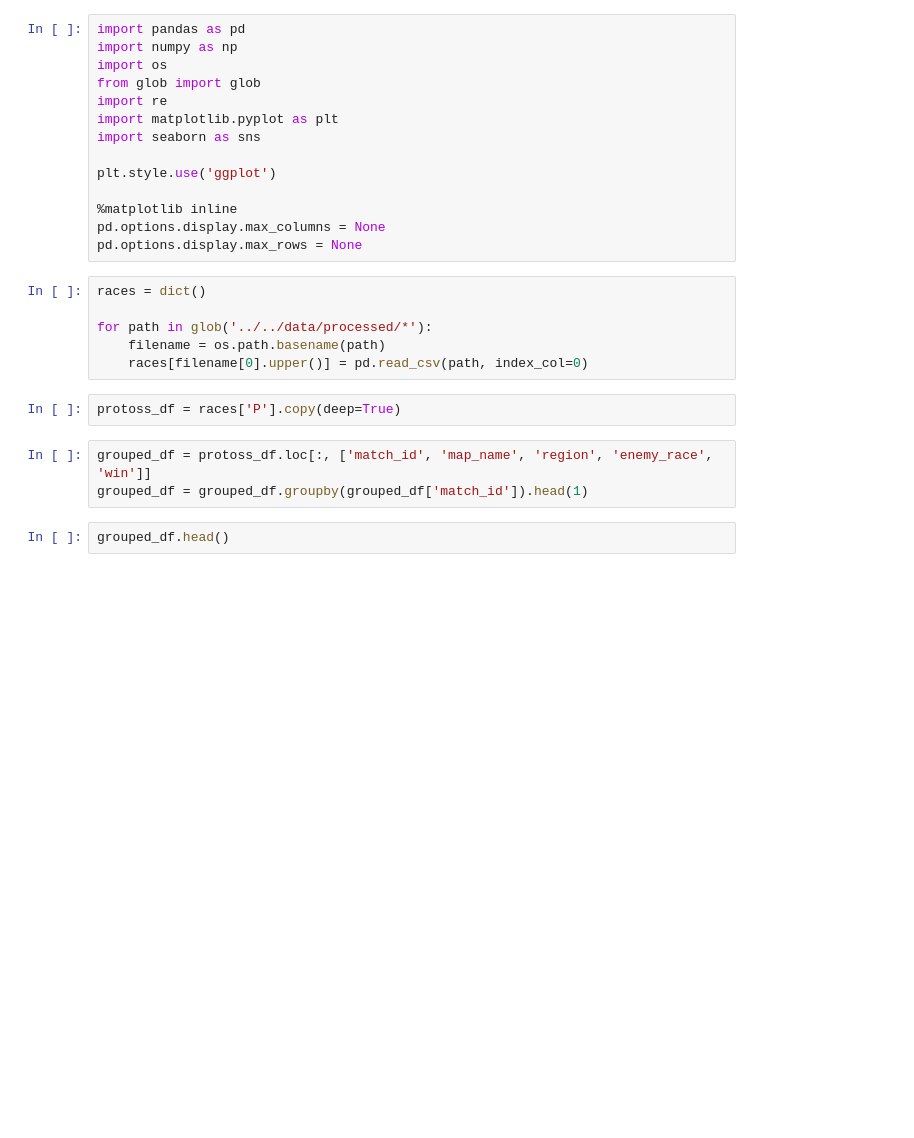
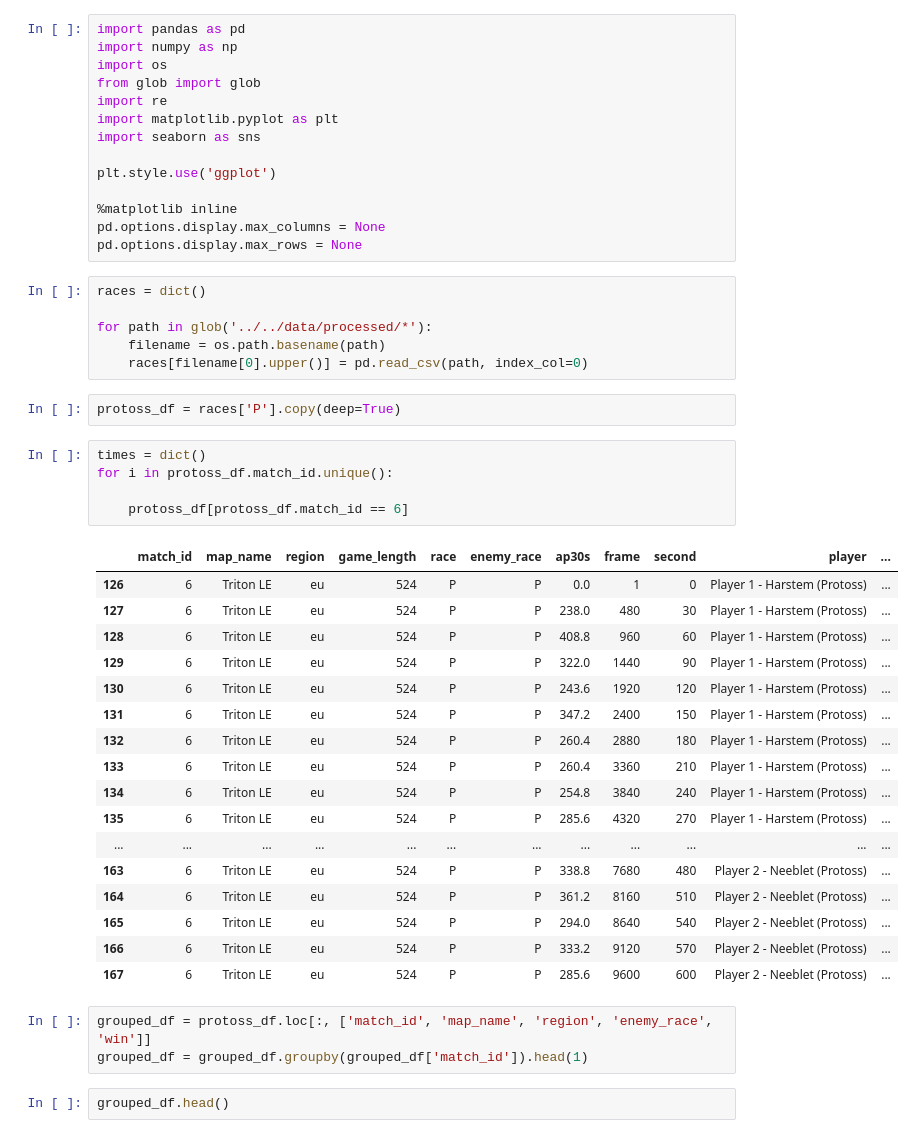
Before and after one commit to ucfcs/Fall2020-Group-20, a Jupyter notebook: notebooks/protoss/protoss_exploration.ipynb, the cells around one changed output. Cells and saved outputs as stored; diff of their text form; blank space fills up the shorter version.

```diff
--- a/notebooks/protoss/protoss_exploration.ipynb
+++ b/notebooks/protoss/protoss_exploration.ipynb
@@ -20,6 +20,29 @@ for path in glob('../../data/processed/*'):
     races[filename[0].upper()] = pd.read_csv(path, index_col=0)
 # %%
 protoss_df = races['P'].copy(deep=True)
+# %%
+times = dict()
+for i in protoss_df.match_id.unique():
+
+    protoss_df[protoss_df.match_id == 6]
+# %% [output]
+|  | match_id | map_name | region | game_length | race | enemy_race | ap30s | frame | second | player | ... |
+| 126 | 6 | Triton LE | eu | 524 | P | P | 0.0 | 1 | 0 | Player 1 - Harstem (Protoss) | ... |
+| 127 | 6 | Triton LE | eu | 524 | P | P | 238.0 | 480 | 30 | Player 1 - Harstem (Protoss) | ... |
+| 128 | 6 | Triton LE | eu | 524 | P | P | 408.8 | 960 | 60 | Player 1 - Harstem (Protoss) | ... |
+| 129 | 6 | Triton LE | eu | 524 | P | P | 322.0 | 1440 | 90 | Player 1 - Harstem (Protoss) | ... |
+| 130 | 6 | Triton LE | eu | 524 | P | P | 243.6 | 1920 | 120 | Player 1 - Harstem (Protoss) | ... |
+| 131 | 6 | Triton LE | eu | 524 | P | P | 347.2 | 2400 | 150 | Player 1 - Harstem (Protoss) | ... |
+| 132 | 6 | Triton LE | eu | 524 | P | P | 260.4 | 2880 | 180 | Player 1 - Harstem (Protoss) | ... |
+| 133 | 6 | Triton LE | eu | 524 | P | P | 260.4 | 3360 | 210 | Player 1 - Harstem (Protoss) | ... |
+| 134 | 6 | Triton LE | eu | 524 | P | P | 254.8 | 3840 | 240 | Player 1 - Harstem (Protoss) | ... |
+| 135 | 6 | Triton LE | eu | 524 | P | P | 285.6 | 4320 | 270 | Player 1 - Harstem (Protoss) | ... |
+| ... | ... | ... | ... | ... | ... | ... | ... | ... | ... | ... | ... |
+| 163 | 6 | Triton LE | eu | 524 | P | P | 338.8 | 7680 | 480 | Player 2 - Neeblet (Protoss) | ... |
+| 164 | 6 | Triton LE | eu | 524 | P | P | 361.2 | 8160 | 510 | Player 2 - Neeblet (Protoss) | ... |
+| 165 | 6 | Triton LE | eu | 524 | P | P | 294.0 | 8640 | 540 | Player 2 - Neeblet (Protoss) | ... |
+| 166 | 6 | Triton LE | eu | 524 | P | P | 333.2 | 9120 | 570 | Player 2 - Neeblet (Protoss) | ... |
+| 167 | 6 | Triton LE | eu | 524 | P | P | 285.6 | 9600 | 600 | Player 2 - Neeblet (Protoss) | ... |
 # %%
 grouped_df = protoss_df.loc[:, ['match_id', 'map_name', 'region', 'enemy_race', 'win']]
 grouped_df = grouped_df.groupby(grouped_df['match_id']).head(1)
```
Also changed, not shown: parts of 6 cells of this notebook, 1 other file.
